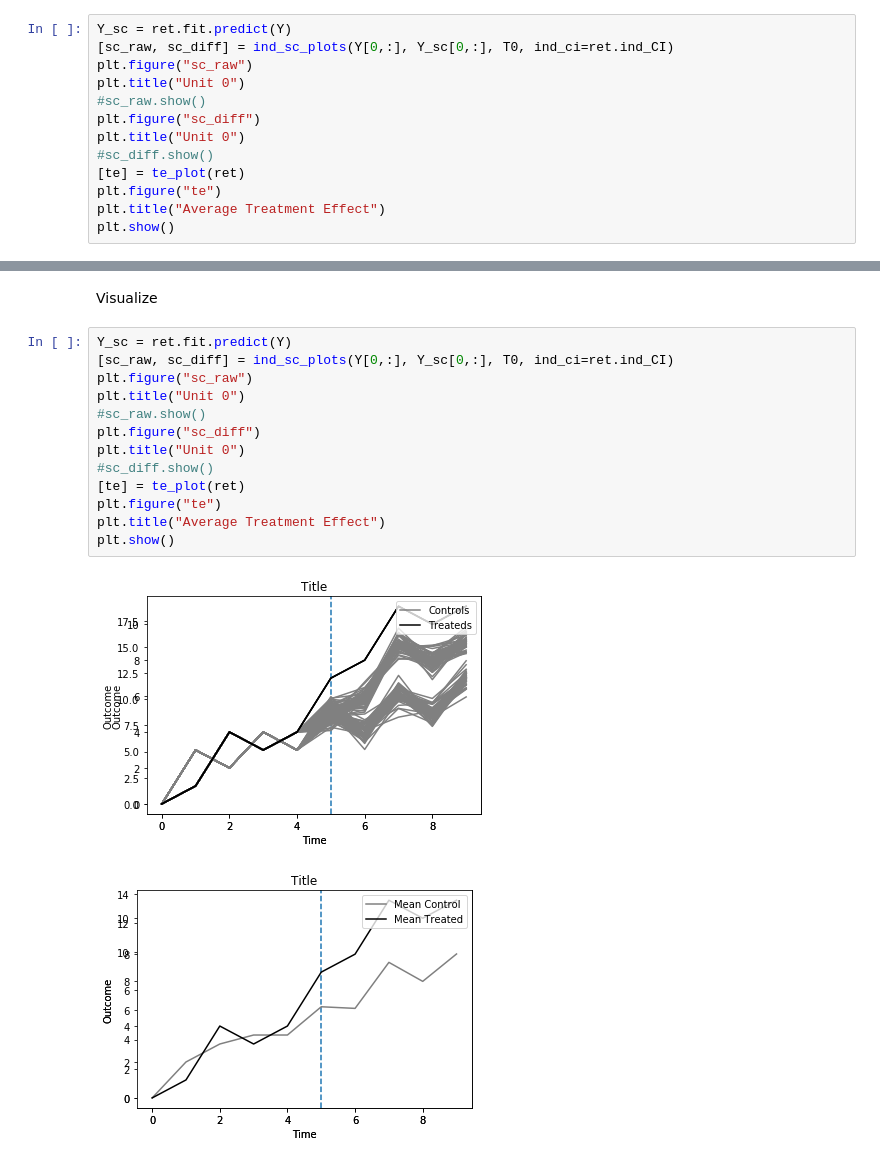
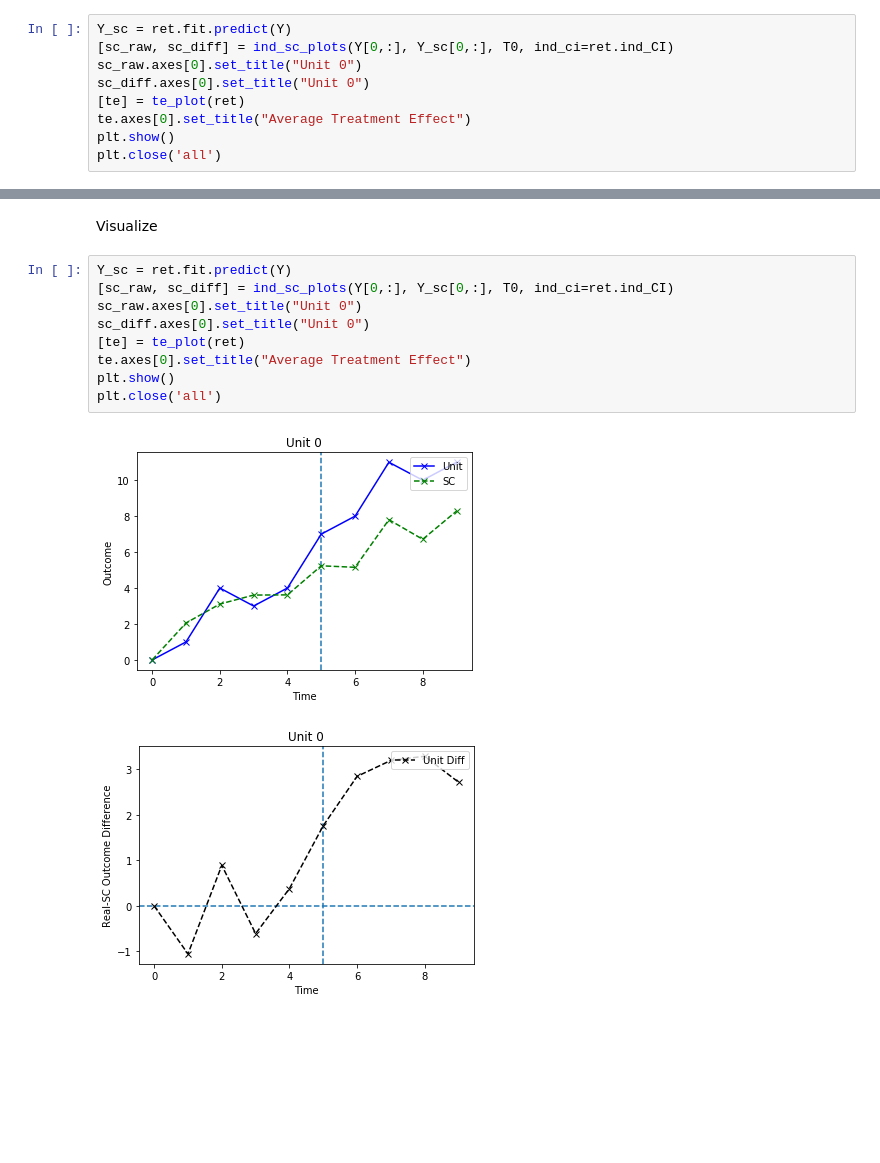
Before and after one commit to microsoft/SparseSC, a Jupyter notebook: examples/DifferentialTrends.ipynb, the cells around one changed output, grey strips where cells are left out. Saved outputs shown, nothing was run; the diff lists cells and outputs as text; blank space fills up the shorter version.

```diff
--- a/examples/DifferentialTrends.ipynb
+++ b/examples/DifferentialTrends.ipynb
@@ -94,14 +91,10 @@ Visualize
 # %%
 Y_sc = ret.fit.predict(Y)
 [sc_raw, sc_diff] = ind_sc_plots(Y[0,:], Y_sc[0,:], T0, ind_ci=ret.ind_CI)
-plt.figure("sc_raw")
-plt.title("Unit 0")
-#sc_raw.show()
-plt.figure("sc_diff")
-plt.title("Unit 0")
-#sc_diff.show()
+sc_raw.axes[0].set_title("Unit 0")
+sc_diff.axes[0].set_title("Unit 0")
 [te] = te_plot(ret)
-plt.figure("te")
-plt.title("Average Treatment Effect")
+te.axes[0].set_title("Average Treatment Effect")
 plt.show()
+plt.close('all')
 # %% [output]
@@ -168,16 +152,12 @@ Visualize
 # %%
 Y_sc = ret.fit.predict(Y)
 [sc_raw, sc_diff] = ind_sc_plots(Y[0,:], Y_sc[0,:], T0, ind_ci=ret.ind_CI)
-plt.figure("sc_raw")
-plt.title("Unit 0")
-#sc_raw.show()
-plt.figure("sc_diff")
-plt.title("Unit 0")
-#sc_diff.show()
+sc_raw.axes[0].set_title("Unit 0")
+sc_diff.axes[0].set_title("Unit 0")
 [te] = te_plot(ret)
-plt.figure("te")
-plt.title("Average Treatment Effect")
+te.axes[0].set_title("Average Treatment Effect")
 plt.show()
+plt.close('all')
 # %% [output]
-[figure, old version]
+[figure, new version]
-[figure, old version]
+[figure, new version]
```
Also changed, not shown: parts of 9 cells of this notebook, 3 other files.
